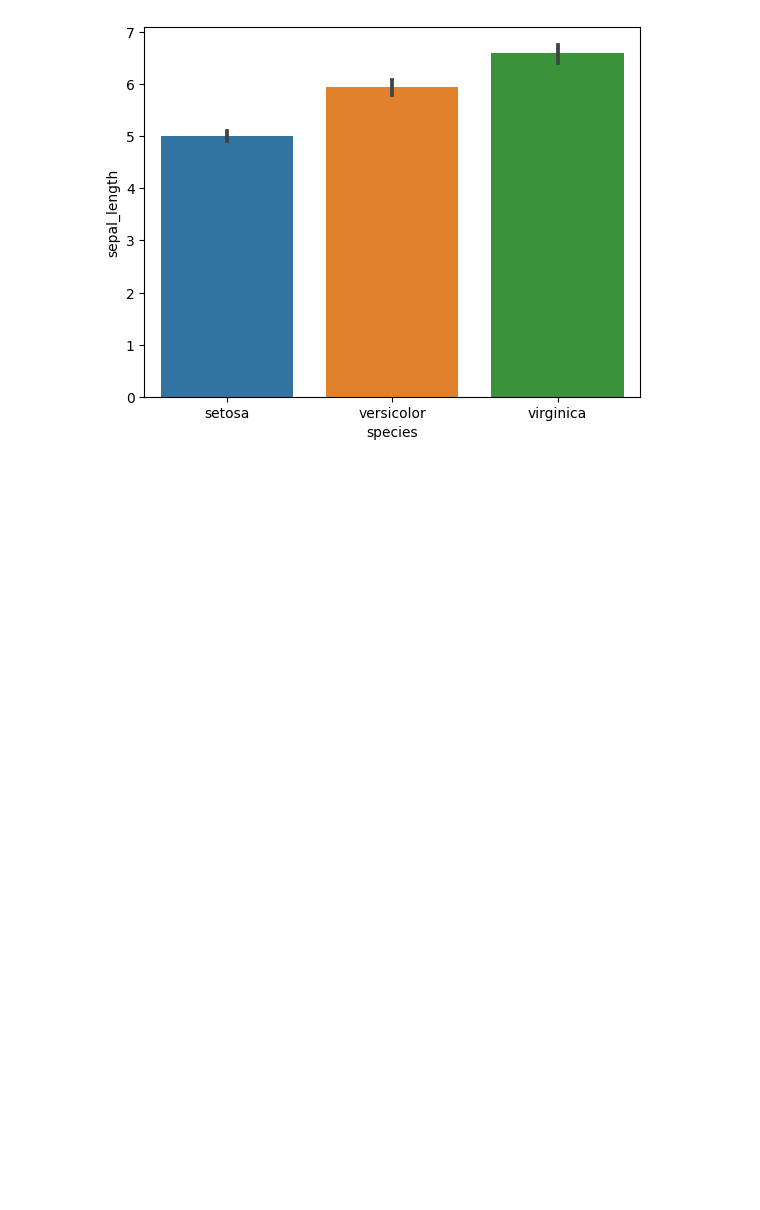
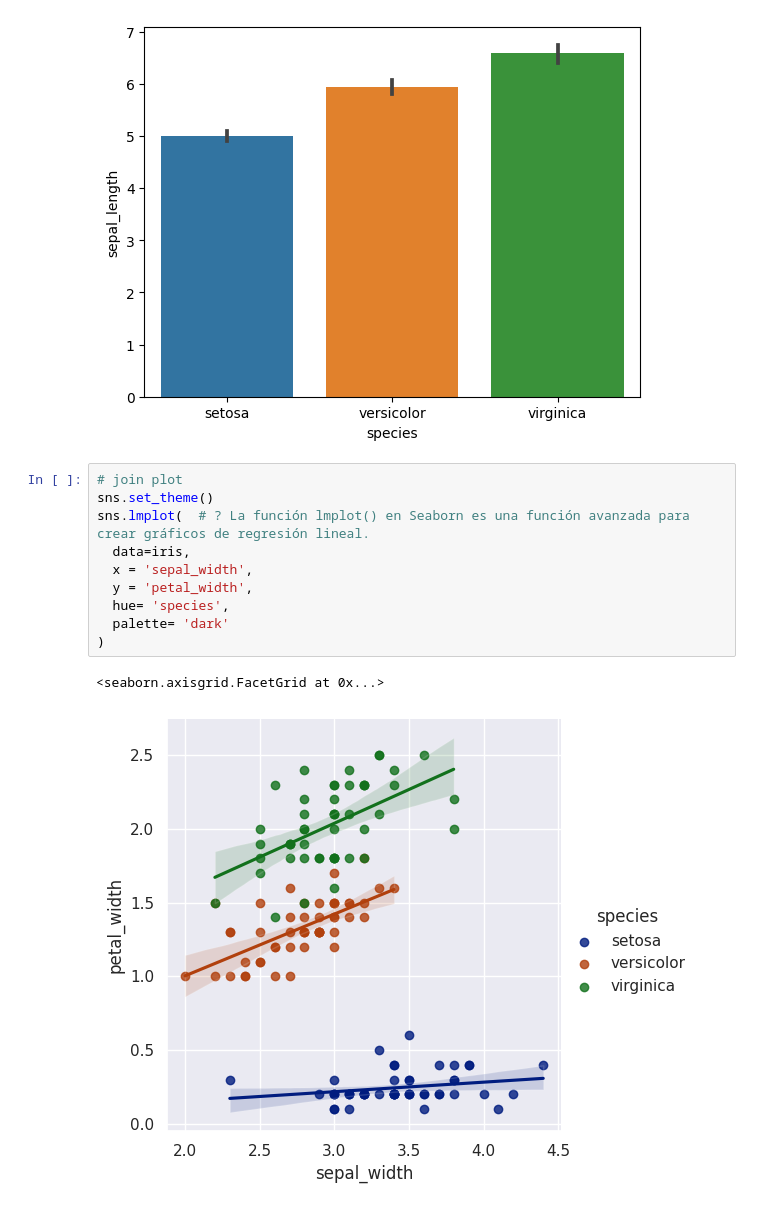
Before and after one commit to AngelDHackerman/fullDataSciencePath, a Jupyter notebook: matematicas_para_DS_estadistica_descriptiva/Visualizaciones.ipynb, the cells around one changed output. Drawn from its saved outputs; the diff is of its cells as text; blank space fills up the shorter version.

Commit message:
usando lmplot() para crear graficos de regresion lineal

```diff
--- a/matematicas_para_DS_estadistica_descriptiva/Visualizaciones.ipynb
+++ b/matematicas_para_DS_estadistica_descriptiva/Visualizaciones.ipynb
@@ -50,6 +50,19 @@ sns.barplot(x = 'species', y = 'sepal_length', data= iris)
 # %% [output]
 <AxesSubplot: xlabel='species', ylabel='sepal_length'>
 [figure]
+# %%
+# join plot
+sns.set_theme()
+sns.lmplot(  # ? La función lmplot() en Seaborn es una función avanzada para crear gráficos de regresión lineal.
+  data=iris,
+  x = 'sepal_width',
+  y = 'petal_width',
+  hue= 'species',
+  palette= 'dark'
+)
+# %% [output]
+<seaborn.axisgrid.FacetGrid at 0x...>
+[figure, added]
 # %% [markdown]
 <a style='text-decoration:none;line-height:16px;display:flex;color:#5B5B62;padding:10px;justify-content:end;' href='https://deepnote.com?utm_source=created-in-deepnote-cell&projectId=cd92ce10-0e69-4547-97e4-61211aab521a' target="_blank">
 <img alt='Created in deepnote.com' style='display:inline;max-height:16px;margin:0px;margin-right:7.5px;' src='embedded-picture-1' > </img>
```
